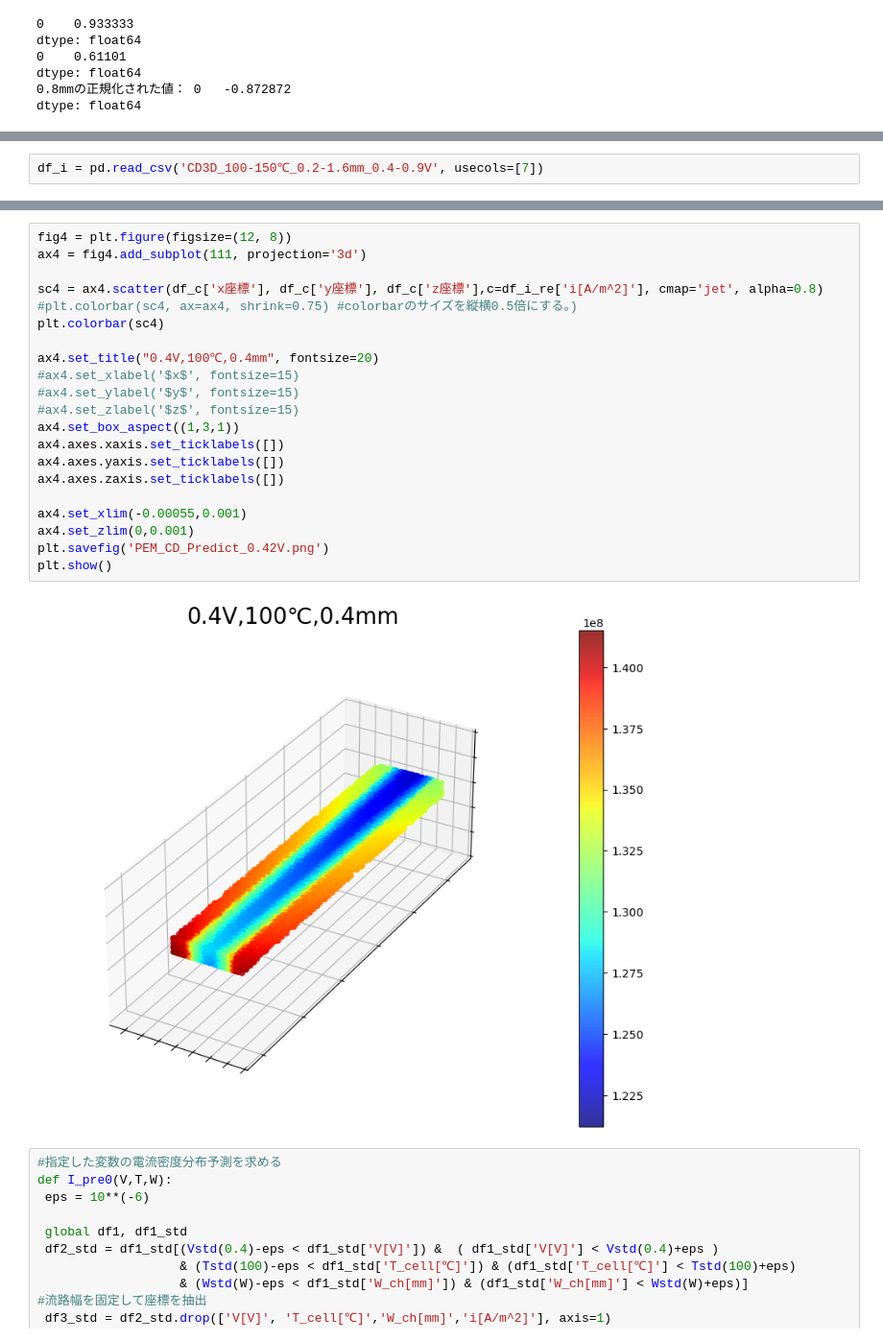
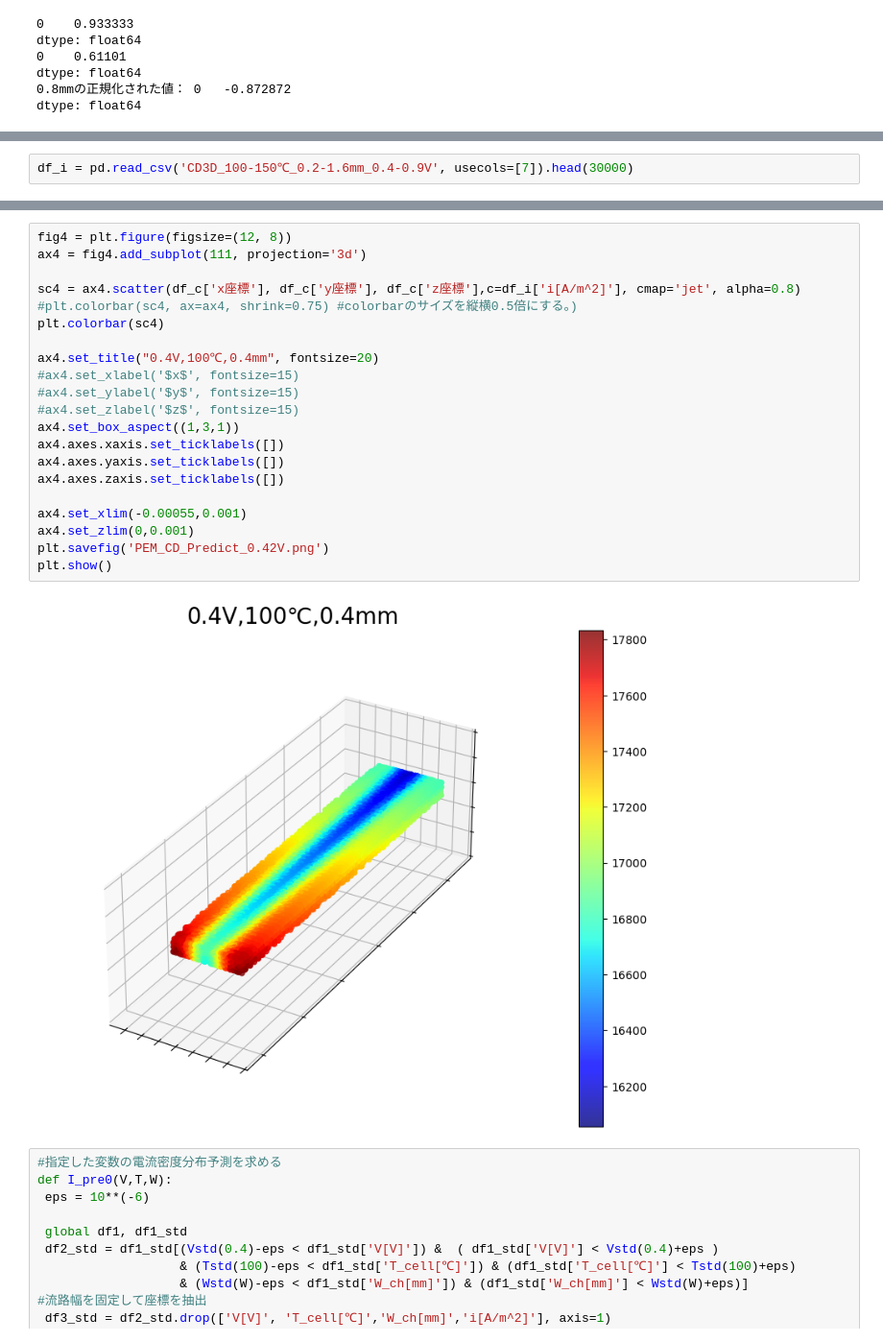
Before and after one commit to OkaHaruya/Oka-fcsl, a Jupyter notebook: LightGBM&NN_24-3-13/Result_180℃_CD_3D+O2dist2.ipynb, the cells around one changed output, grey strips where cells are left out. Shown at 96% size. Cells and saved outputs as stored; diff of their text form.

```diff
--- a/LightGBM&NN_24-3-13/Result_180℃_CD_3D+O2dist2.ipynb
+++ b/LightGBM&NN_24-3-13/Result_180℃_CD_3D+O2dist2.ipynb
@@ -246,2 +207,2 @@ plt.show()
 # %%
-df_i = pd.read_csv('CD3D_100-150℃_0.2-1.6mm_0.4-0.9V', usecols=[7])
+df_i = pd.read_csv('CD3D_100-150℃_0.2-1.6mm_0.4-0.9V', usecols=[7]).head(30000)
@@ -265,26 +209,26 @@ df_i_re
 # %%
 fig4 = plt.figure(figsize=(12, 8))
 ax4 = fig4.add_subplot(111, projection='3d')
 
-sc4 = ax4.scatter(df_c['x座標'], df_c['y座標'], df_c['z座標'],c=df_i_re['i[A/m^2]'], cmap='jet', alpha=0.8)
+sc4 = ax4.scatter(df_c['x座標'], df_c['y座標'], df_c['z座標'],c=df_i['i[A/m^2]'], cmap='jet', alpha=0.8)
 #plt.colorbar(sc4, ax=ax4, shrink=0.75) #colorbarのサイズを縦横0.5倍にする。)
 plt.colorbar(sc4)
 
 ax4.set_title("0.4V,100℃,0.4mm", fontsize=20)
 #ax4.set_xlabel('$x$', fontsize=15)
 #ax4.set_ylabel('$y$', fontsize=15)
 #ax4.set_zlabel('$z$', fontsize=15)
 ax4.set_box_aspect((1,3,1))
 ax4.axes.xaxis.set_ticklabels([])
 ax4.axes.yaxis.set_ticklabels([])
 ax4.axes.zaxis.set_ticklabels([])
 
 ax4.set_xlim(-0.00055,0.001)
 ax4.set_zlim(0,0.001)
 plt.savefig('PEM_CD_Predict_0.42V.png')
 plt.show()
 # %% [output]
-[figure, old version]
+[figure, new version]
 # %%
 #指定した変数の電流密度分布予測を求める
 def I_pre0(V,T,W):
```
Also changed, not shown: parts of 40 cells of this notebook, 9 other files.
